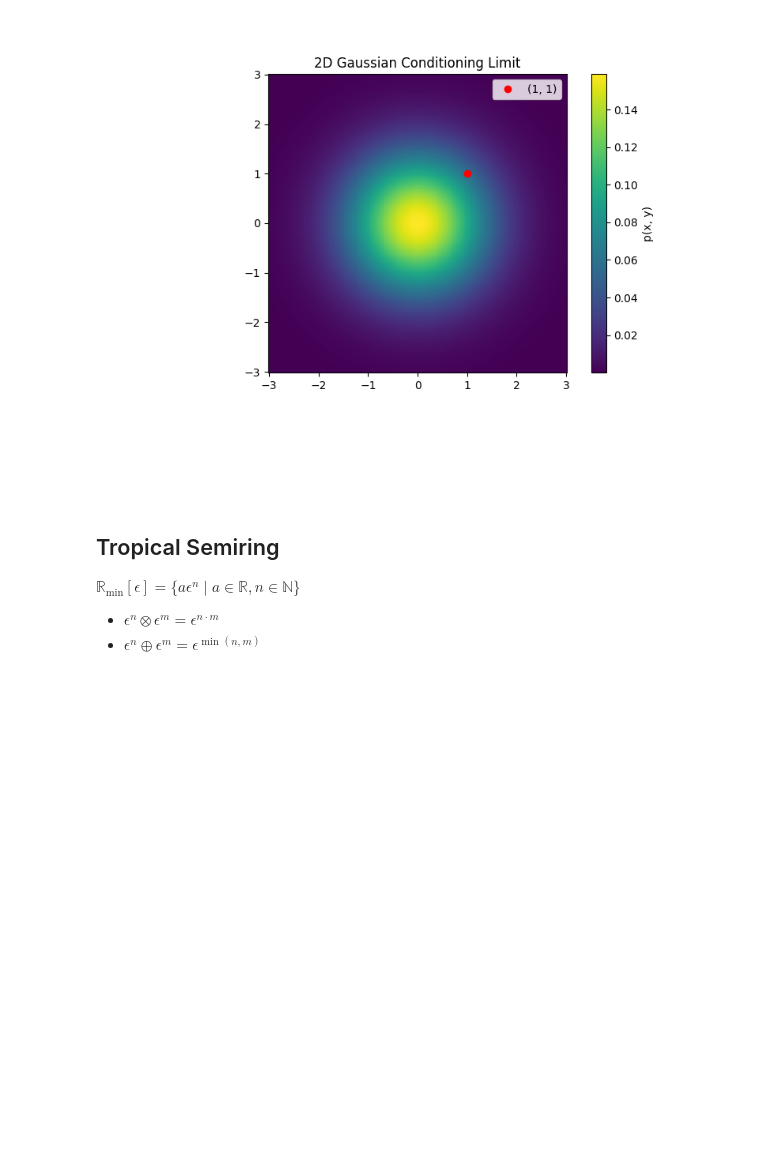
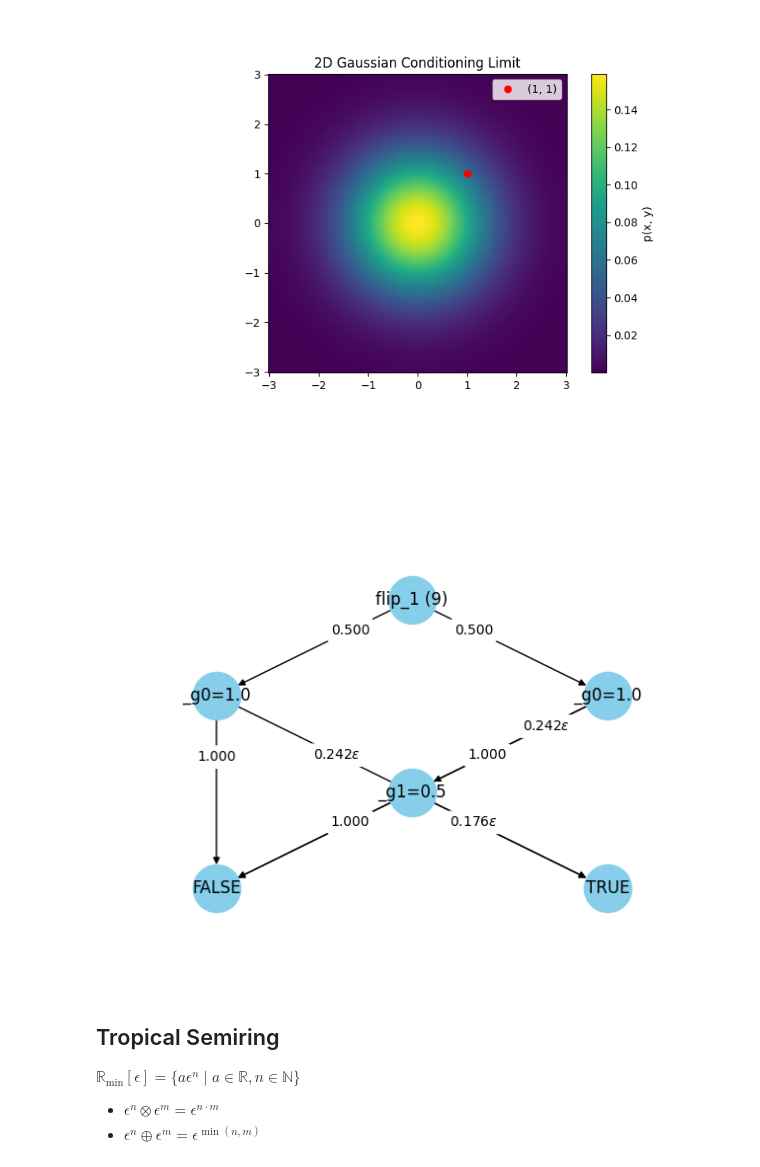
Before and after one commit to theo-long/mixed-kc, a Jupyter notebook: presentation.ipynb, the cells around one changed output. Saved outputs shown, nothing was run; the diff lists cells and outputs as text; code cells hidden in the pictures; blank space fills up the shorter version.

```diff
--- a/presentation.ipynb
+++ b/presentation.ipynb
@@ -457,6 +533,53 @@ def update2(frame):
 ani2 = animation.FuncAnimation(fig2, update2, frames=51, init_func=init2, blit=True)
 # %% [output]
 [figure]
+# %%
+# IR
+expr = Let(
+    "flip",
+    Flip(0.5),
+    Let(
+        "g1",
+        _Gaussian(0, 1),
+        Let(
+            "g2",
+            _Gaussian(0, 2),
+            Let(
+                "x",
+                IfThenElse(
+                    Var("flip"),
+                    Var("g1"),
+                    Var("g2"),
+                ),
+                Let(
+                    "_",
+                    ObserveReal(Var("x"), 1.0),
+                    Let("_", ObserveReal(Var("g1"), 1.0), Var("flip")),
+                ),
+            ),
+        ),
+    ),
+)
+
+with dsl.Model() as m:
+    flip = dsl.flip(0.5, name="flip")
+    g0 = dsl.gaussian(0, 1, name="g0")
+    g1 = dsl.gaussian(0, 2, name="g1")
+    x = dsl.ifthenelse(flip, g0, g1)
+    dsl.observe(g0, 1) # Also observe g0 == 1
+    dsl.observe(x, 1)
+# %%
+preprocess_state = preprocess(expr)
+val, state = kc(expr, preprocess_state)
+plot_observes_bdd(
+    state,
+    node_label_map=lambda n: str(n).split("|")[0],
+    edge_label_map=lambda e, weight: f"{weight}$\epsilon$"
+    if "g" in str(e[0]) and weight.likelihood != 1.
+    else weight,
+)
+# %% [output]
+[figure, added]
 # %% [markdown]
 ## Tropical Semiring
 
```
Also changed, not shown: parts of 13 cells of this notebook, 1 other file.
